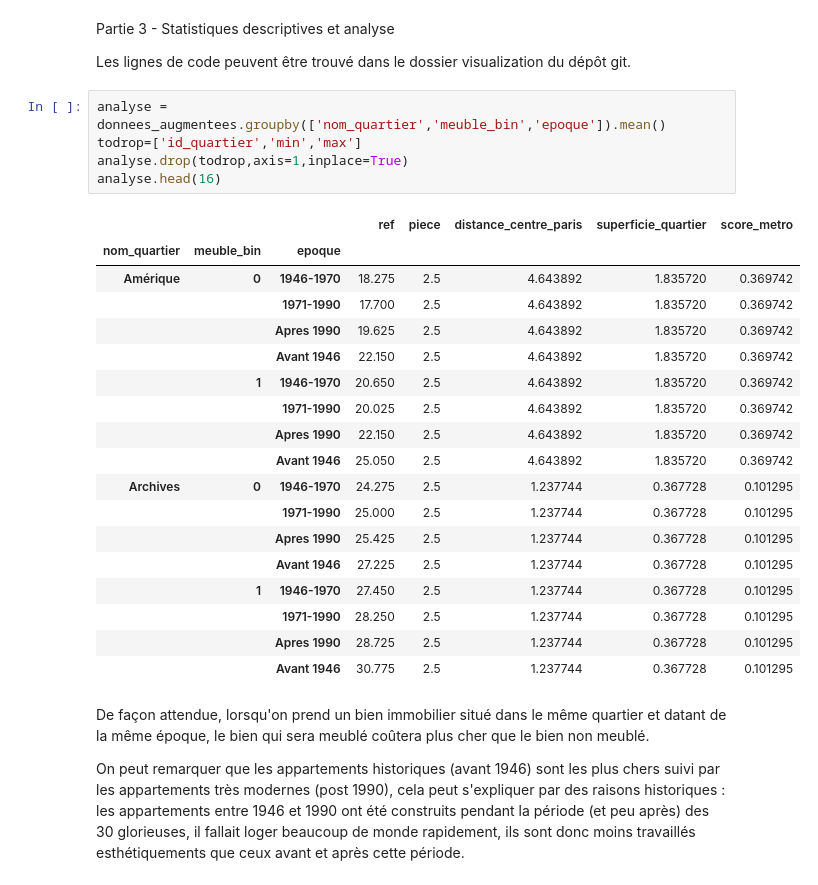
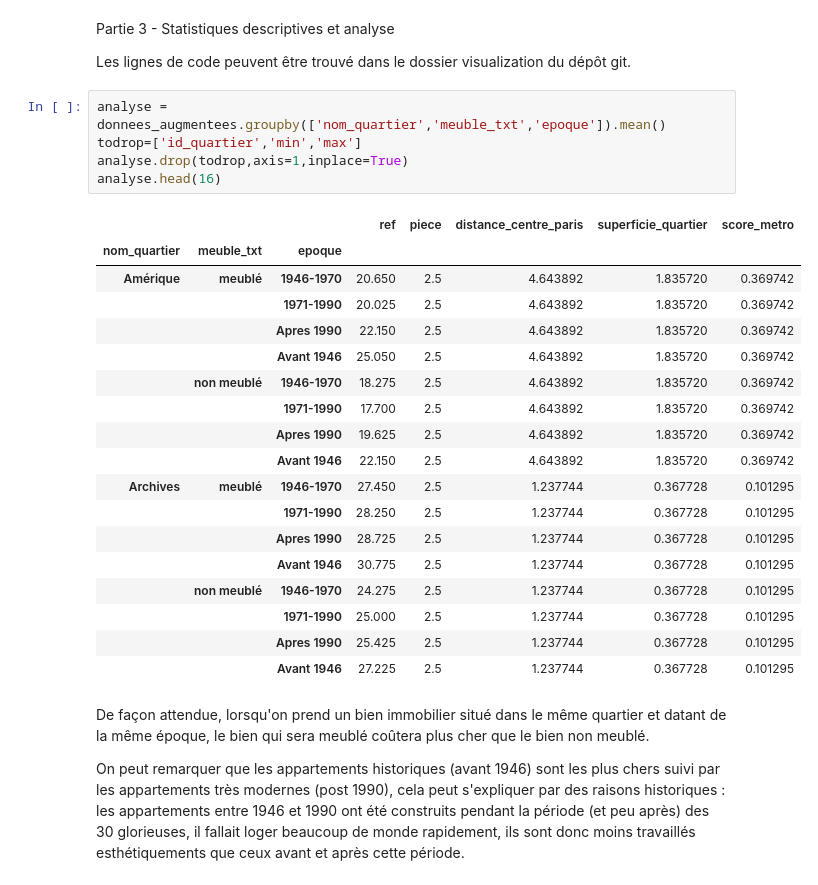
Before and after one commit to eric-vong/Projet-Python, a Jupyter notebook: Rapport.ipynb, the cells around one changed output. Drawn from its saved outputs; the diff is of its cells as text.

```diff
--- a/Rapport.ipynb
+++ b/Rapport.ipynb
@@ -537,29 +538,29 @@ Partie 3 - Statistiques descriptives et analyse
 
 Les lignes de code peuvent être trouvé dans le dossier visualization du  dépôt git.
 # %%
-analyse = donnees_augmentees.groupby(['nom_quartier','meuble_bin','epoque']).mean()
+analyse = donnees_augmentees.groupby(['nom_quartier','meuble_txt','epoque']).mean()
 todrop=['id_quartier','min','max']
 analyse.drop(todrop,axis=1,inplace=True)
 analyse.head(16)
 # %% [output]
 |  |  |  | ref | piece | distance_centre_paris | superficie_quartier | score_metro |
-| nom_quartier | meuble_bin | epoque |  |  |  |  |  |
-| Amérique | 0 | 1946-1970 | 18.275 | 2.5 | 4.643892 | 1.835720 | 0.369742 |
+| nom_quartier | meuble_txt | epoque |  |  |  |  |  |
+| Amérique | meublé | 1946-1970 | 20.650 | 2.5 | 4.643892 | 1.835720 | 0.369742 |
+|  |  | 1971-1990 | 20.025 | 2.5 | 4.643892 | 1.835720 | 0.369742 |
+|  |  | Apres 1990 | 22.150 | 2.5 | 4.643892 | 1.835720 | 0.369742 |
+|  |  | Avant 1946 | 25.050 | 2.5 | 4.643892 | 1.835720 | 0.369742 |
+|  | non meublé | 1946-1970 | 18.275 | 2.5 | 4.643892 | 1.835720 | 0.369742 |
 |  |  | 1971-1990 | 17.700 | 2.5 | 4.643892 | 1.835720 | 0.369742 |
 |  |  | Apres 1990 | 19.625 | 2.5 | 4.643892 | 1.835720 | 0.369742 |
 |  |  | Avant 1946 | 22.150 | 2.5 | 4.643892 | 1.835720 | 0.369742 |
-|  | 1 | 1946-1970 | 20.650 | 2.5 | 4.643892 | 1.835720 | 0.369742 |
-|  |  | 1971-1990 | 20.025 | 2.5 | 4.643892 | 1.835720 | 0.369742 |
-|  |  | Apres 1990 | 22.150 | 2.5 | 4.643892 | 1.835720 | 0.369742 |
-|  |  | Avant 1946 | 25.050 | 2.5 | 4.643892 | 1.835720 | 0.369742 |
-| Archives | 0 | 1946-1970 | 24.275 | 2.5 | 1.237744 | 0.367728 | 0.101295 |
+| Archives | meublé | 1946-1970 | 27.450 | 2.5 | 1.237744 | 0.367728 | 0.101295 |
+|  |  | 1971-1990 | 28.250 | 2.5 | 1.237744 | 0.367728 | 0.101295 |
+|  |  | Apres 1990 | 28.725 | 2.5 | 1.237744 | 0.367728 | 0.101295 |
+|  |  | Avant 1946 | 30.775 | 2.5 | 1.237744 | 0.367728 | 0.101295 |
+|  | non meublé | 1946-1970 | 24.275 | 2.5 | 1.237744 | 0.367728 | 0.101295 |
 |  |  | 1971-1990 | 25.000 | 2.5 | 1.237744 | 0.367728 | 0.101295 |
 |  |  | Apres 1990 | 25.425 | 2.5 | 1.237744 | 0.367728 | 0.101295 |
 |  |  | Avant 1946 | 27.225 | 2.5 | 1.237744 | 0.367728 | 0.101295 |
-|  | 1 | 1946-1970 | 27.450 | 2.5 | 1.237744 | 0.367728 | 0.101295 |
-|  |  | 1971-1990 | 28.250 | 2.5 | 1.237744 | 0.367728 | 0.101295 |
-|  |  | Apres 1990 | 28.725 | 2.5 | 1.237744 | 0.367728 | 0.101295 |
-|  |  | Avant 1946 | 30.775 | 2.5 | 1.237744 | 0.367728 | 0.101295 |
 # %% [markdown]
 De façon attendue, lorsqu'on prend un bien immobilier situé dans le même quartier et datant de la même époque, le bien qui sera meublé coûtera plus cher que le bien non meublé.
 
```
Also changed, not shown: parts of 10 cells of this notebook.
